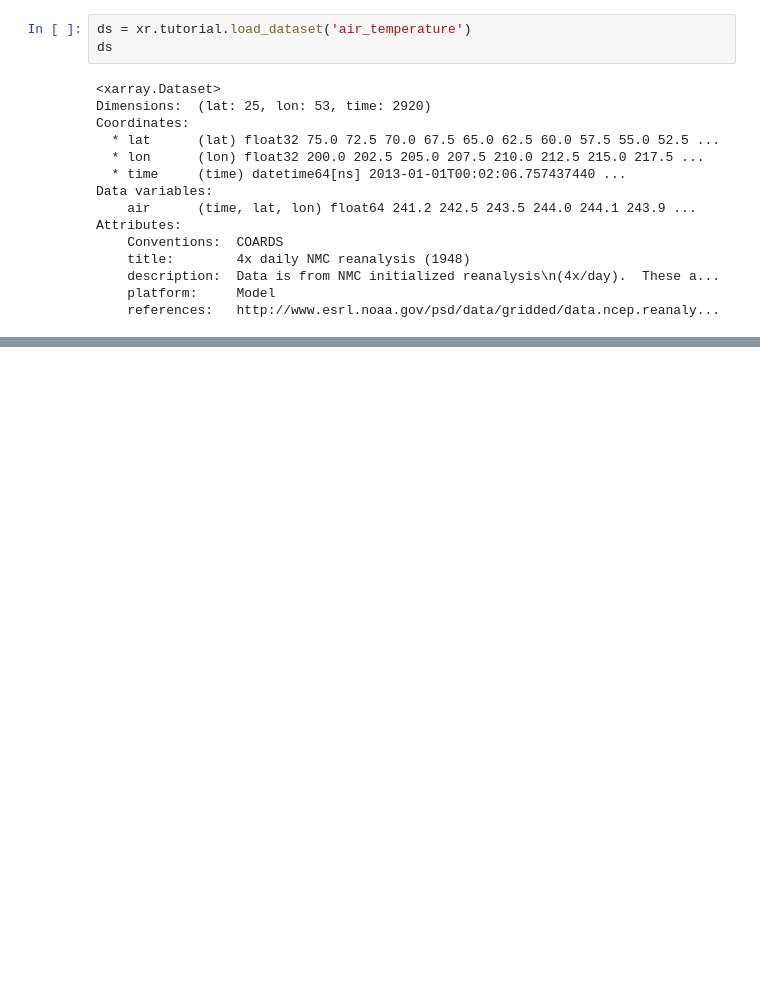
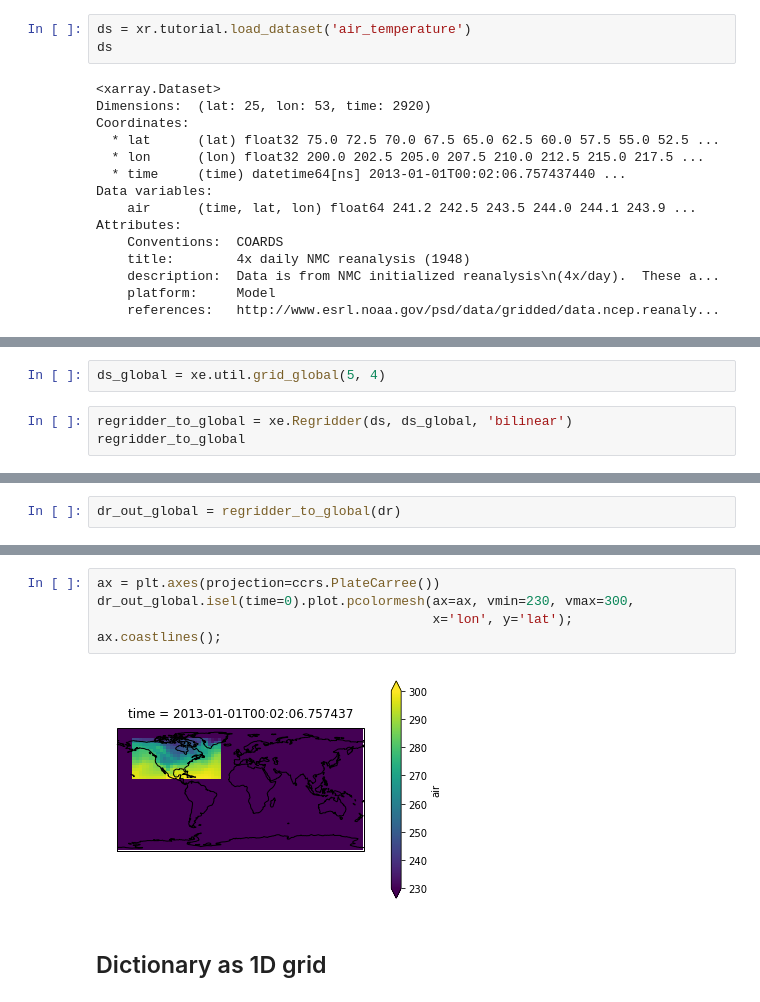
Before and after one commit to JiaweiZhuang/xESMF, a Jupyter notebook: doc/built_in_example.ipynb, the cells around one changed output, grey strips where cells are left out. Saved outputs shown, nothing was run; the diff lists cells and outputs as text; blank space fills up the shorter version.

```diff
--- a/doc/built_in_example.ipynb
+++ b/doc/built_in_example.ipynb
@@ -122,0 +158,5 @@ ax.coastlines();
+# %%
+ds_global = xe.util.grid_global(5, 4)
+# %%
+regridder_to_global = xe.Regridder(ds, ds_global, 'bilinear')
+regridder_to_global
@@ -122,0 +174,2 @@ ax.coastlines();
+# %%
+dr_out_global = regridder_to_global(dr)
@@ -122,0 +196,9 @@ ax.coastlines();
+# %%
+ax = plt.axes(projection=ccrs.PlateCarree())
+dr_out_global.isel(time=0).plot.pcolormesh(ax=ax, vmin=230, vmax=300,
+                                           x='lon', y='lat');
+ax.coastlines();
+# %% [output]
+[figure, added]
+# %% [markdown]
+## Dictionary as 1D grid
```
Also changed, not shown: parts of 12 cells of this notebook.
